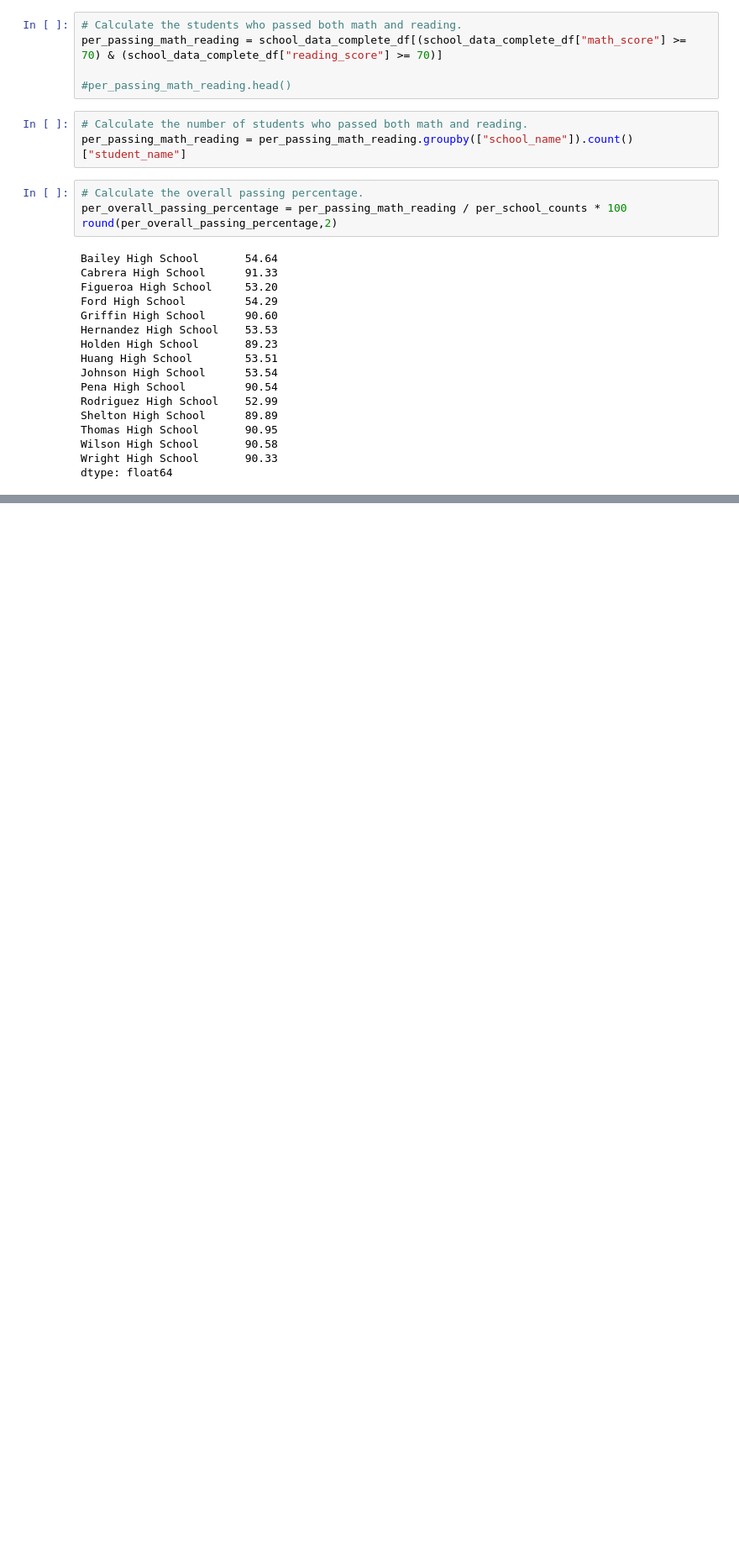
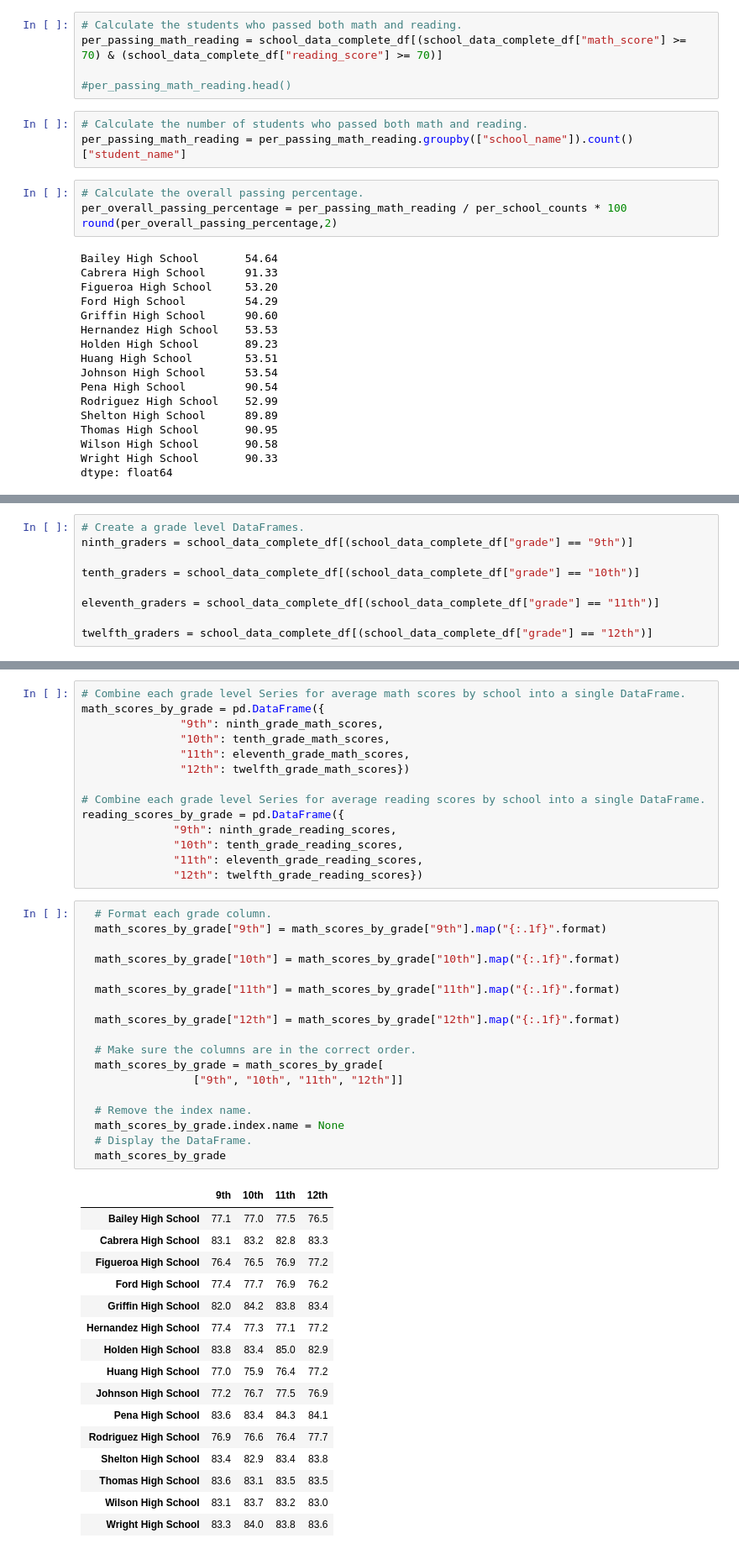
Before and after one commit to justicecodes/education_analysis, a Jupyter notebook: PyCitySchools.ipynb, the cells around one changed output, grey strips where cells are left out. Shown: that part at 84% size. Cells and saved outputs as stored; diff of their text form; blank space fills up the shorter version.

```diff
--- a/PyCitySchools.ipynb
+++ b/PyCitySchools.ipynb
@@ -481,0 +523,9 @@ KeyError: 'Total Budget'
+# %%
+# Create a grade level DataFrames.
+ninth_graders = school_data_complete_df[(school_data_complete_df["grade"] == "9th")]
+
+tenth_graders = school_data_complete_df[(school_data_complete_df["grade"] == "10th")]
+
+eleventh_graders = school_data_complete_df[(school_data_complete_df["grade"] == "11th")]
+
+twelfth_graders = school_data_complete_df[(school_data_complete_df["grade"] == "12th")]
@@ -481,0 +550,49 @@ KeyError: 'Total Budget'
+# %%
+# Combine each grade level Series for average math scores by school into a single DataFrame.
+math_scores_by_grade = pd.DataFrame({
+               "9th": ninth_grade_math_scores,
+               "10th": tenth_grade_math_scores,
+               "11th": eleventh_grade_math_scores,
+               "12th": twelfth_grade_math_scores})
+
+# Combine each grade level Series for average reading scores by school into a single DataFrame.
+reading_scores_by_grade = pd.DataFrame({
+              "9th": ninth_grade_reading_scores,
+              "10th": tenth_grade_reading_scores,
+              "11th": eleventh_grade_reading_scores,
+              "12th": twelfth_grade_reading_scores})
+# %%
+  # Format each grade column.
+  math_scores_by_grade["9th"] = math_scores_by_grade["9th"].map("{:.1f}".format)
+
+  math_scores_by_grade["10th"] = math_scores_by_grade["10th"].map("{:.1f}".format)
+
+  math_scores_by_grade["11th"] = math_scores_by_grade["11th"].map("{:.1f}".format)
+
+  math_scores_by_grade["12th"] = math_scores_by_grade["12th"].map("{:.1f}".format)
+
+  # Make sure the columns are in the correct order.
+  math_scores_by_grade = math_scores_by_grade[
+                 ["9th", "10th", "11th", "12th"]]
+
+  # Remove the index name.
+  math_scores_by_grade.index.name = None
+  # Display the DataFrame.
+  math_scores_by_grade
+# %% [output]
+|  | 9th | 10th | 11th | 12th |
+| Bailey High School | 77.1 | 77.0 | 77.5 | 76.5 |
+| Cabrera High School | 83.1 | 83.2 | 82.8 | 83.3 |
+| Figueroa High School | 76.4 | 76.5 | 76.9 | 77.2 |
+| Ford High School | 77.4 | 77.7 | 76.9 | 76.2 |
+| Griffin High School | 82.0 | 84.2 | 83.8 | 83.4 |
+| Hernandez High School | 77.4 | 77.3 | 77.1 | 77.2 |
+| Holden High School | 83.8 | 83.4 | 85.0 | 82.9 |
+| Huang High School | 77.0 | 75.9 | 76.4 | 77.2 |
+| Johnson High School | 77.2 | 76.7 | 77.5 | 76.9 |
+| Pena High School | 83.6 | 83.4 | 84.3 | 84.1 |
+| Rodriguez High School | 76.9 | 76.6 | 76.4 | 77.7 |
+| Shelton High School | 83.4 | 82.9 | 83.4 | 83.8 |
+| Thomas High School | 83.6 | 83.1 | 83.5 | 83.5 |
+| Wilson High School | 83.1 | 83.7 | 83.2 | 83.0 |
+| Wright High School | 83.3 | 84.0 | 83.8 | 83.6 |
```
Also changed, not shown: parts of 5 cells of this notebook.
